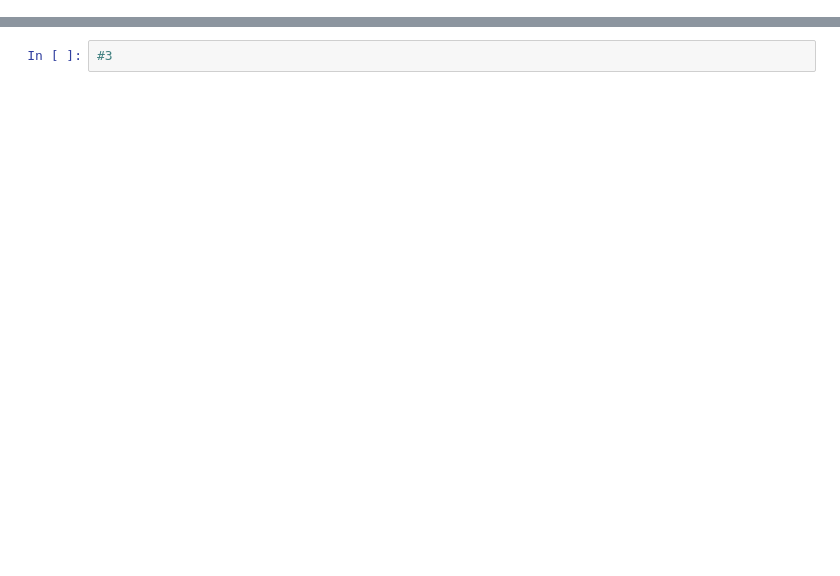
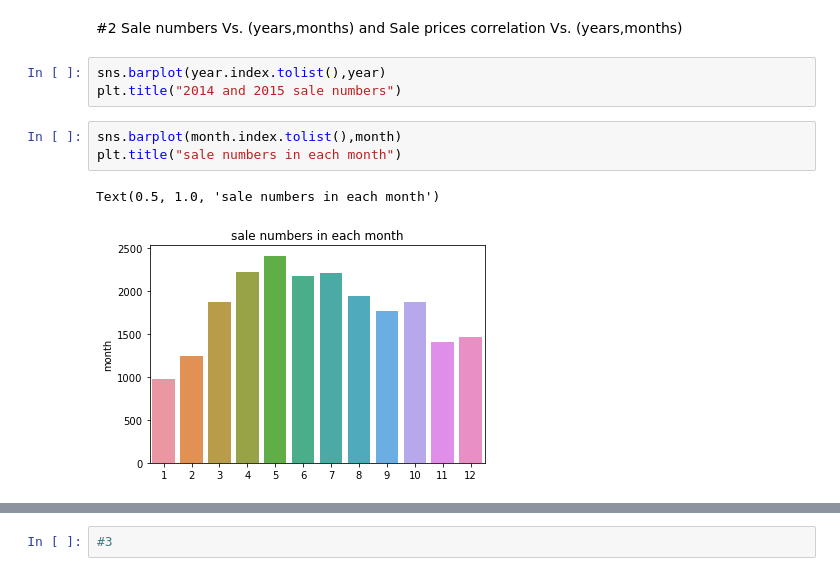
Before and after one commit to wentaowv/cse351, a Jupyter notebook: project.ipynb, the cells around one changed output, grey strips where cells are left out. Cells and saved outputs as stored; diff of their text form; blank space fills up the shorter version.

```diff
--- a/project.ipynb
+++ b/project.ipynb
@@ -55,0 +59,11 @@ df.corr(method='pearson')
+# %% [markdown]
+#2 Sale numbers Vs. (years,months) and Sale prices correlation Vs. (years,months)
+# %%
+sns.barplot(year.index.tolist(),year)
+plt.title("2014 and 2015 sale numbers")
+# %%
+sns.barplot(month.index.tolist(),month)
+plt.title("sale numbers in each month")
+# %% [output]
+Text(0.5, 1.0, 'sale numbers in each month')
+[figure, added]
```
Also changed, not shown: parts of 11 cells of this notebook.
